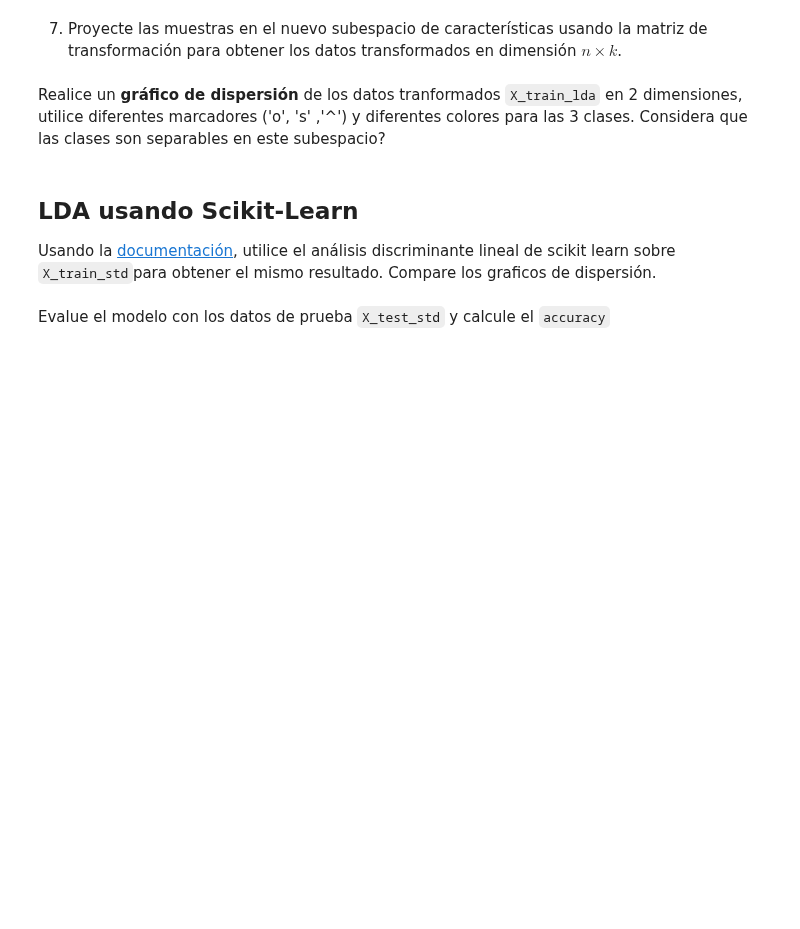
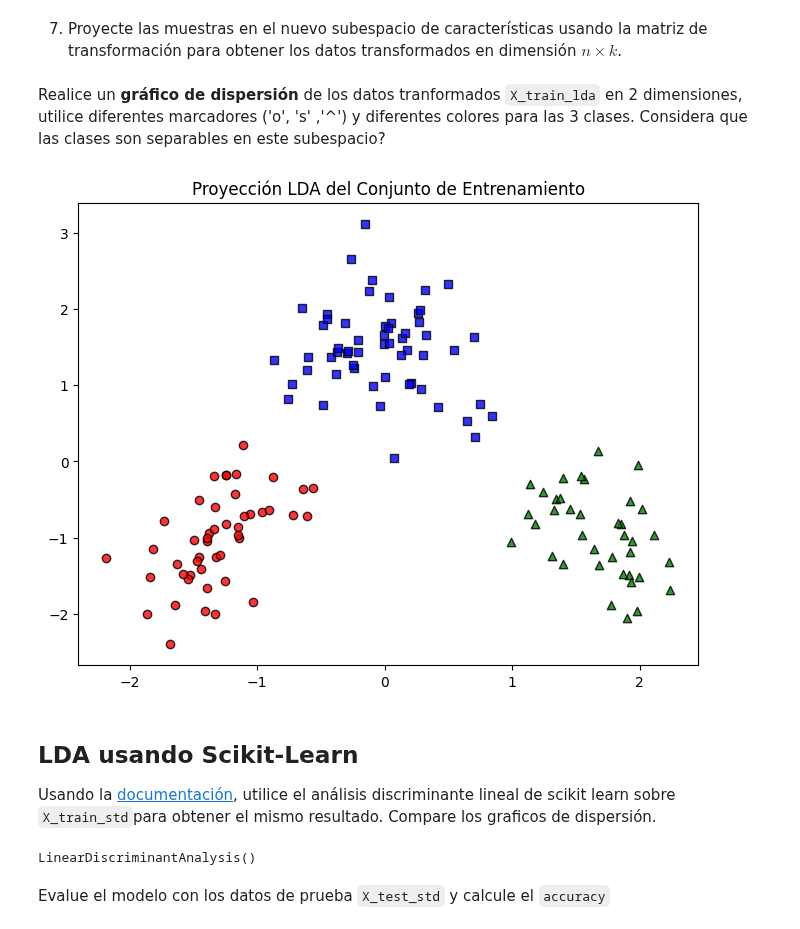
Before and after one commit to axelescalante0/Aprendizaje-Maquinal, a Jupyter notebook: main/1AnalisisDiscriminanteLineal.ipynb, the cells around one changed output. Cells and saved outputs as stored; diff of their text form; code cells hidden in the pictures; blank space fills up the shorter version.

Commit message:
discriminante lineal

```diff
--- a/main/1AnalisisDiscriminanteLineal.ipynb
+++ b/main/1AnalisisDiscriminanteLineal.ipynb
@@ -132,14 +124,14 @@ $\mathbf{S}_B = \sum_{i=1}^{c}n_i(\mathbf{m}_i - \mathbf{m})(\mathbf{m}_i- \math
 
 Donde $\mathbf{m}$ es el vector de medias global considerando todas las clases.
 # %%
-mean_overall = np.mean(X_train_std, axis=0)
+mean_overall = np.mean(x_train_sd, axis=0)
 mean_overall = mean_overall.reshape(d, 1)  # lo hago vector columna
 
 d = 13  # number of features
 S_B = np.zeros((d, d))
 
 for i, mean_vec in enumerate(mean_vecs):
-    n = X_train_std[y_train == i + 1, :].shape[0]
+    n = x_train_sd[y_train == i + 1, :].shape[0]
     mean_vec = mean_vec.reshape(d, 1)
     S_B += n * (mean_vec - mean_overall).dot((mean_vec - mean_overall).T)
 
@@ -170,12 +195,28 @@ print('Matriz W:\n', w)
 # %% [markdown]
 7.   Proyecte las muestras en el nuevo subespacio de características usando la matriz de transformación para obtener los datos transformados en dimensión $n \times k$.
 # %%
-X_train_lda = X_train_std.dot(w)
+X_train_lda = x_train_sd.dot(w)
 # %% [markdown]
 Realice un **gráfico de dispersión** de los datos tranformados `X_train_lda` en 2 dimensiones, utilice diferentes marcadores ('o', 's' ,'^') y diferentes colores para las 3 clases. Considera que las clases son separables en este subespacio?
 # %%
 colors = ['r', 'b', 'g']
 markers = ['o', 's', '^']
+
+#Grafico los datos transformados (gráfico de dispersión)
+
+plt.figure(figsize=(8,6))
+for idx, cl in enumerate(np.unique(y_train)):
+    plt.scatter(x=X_train_lda[y_train == cl, 0],
+                y=X_train_lda[y_train == cl, 1],
+                alpha=0.8,
+                c=colors[idx],
+                marker=markers[idx],
+                label=cl,
+                edgecolor='black')
+plt.title('Proyección LDA del Conjunto de Entrenamiento')
+plt.show()
+# %% [output]
+[figure, added]
 # %% [markdown]
 ## LDA usando Scikit-Learn
 
@@ -184,3 +225,8 @@ Usando la [documentación](https://scikit-learn.org/stable/modules/generated/skl
 from sklearn.discriminant_analysis import LinearDiscriminantAnalysis as LDA
 
 #Entrenamiento
+discriminante_lineal = LDA()
+
+discriminante_lineal.fit(X_train_lda, y_train)
+# %% [output]
+LinearDiscriminantAnalysis()
```
Also changed, not shown: parts of 7 cells of this notebook.
